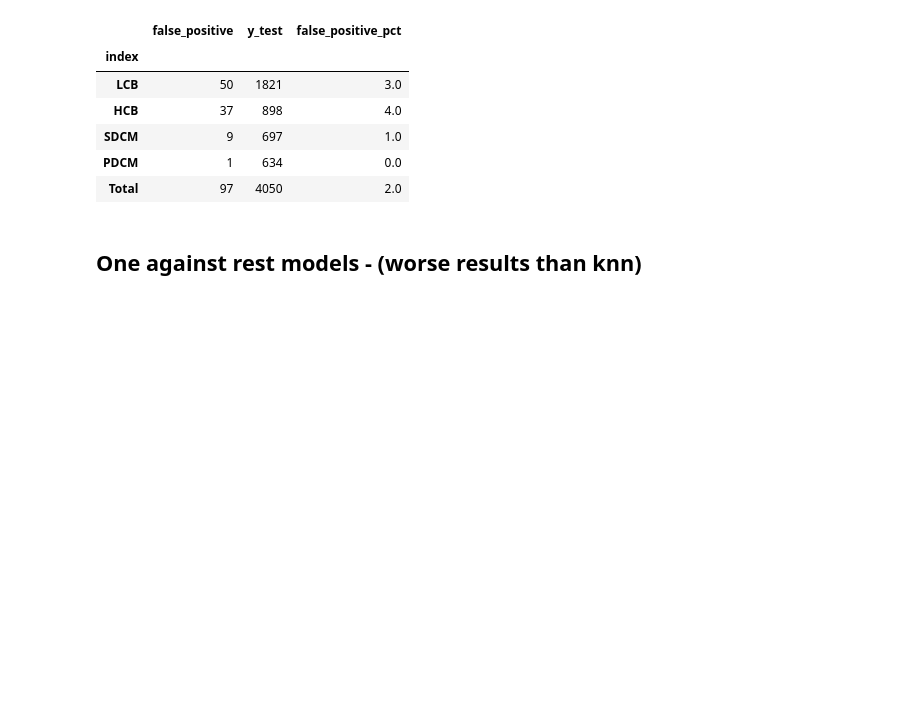
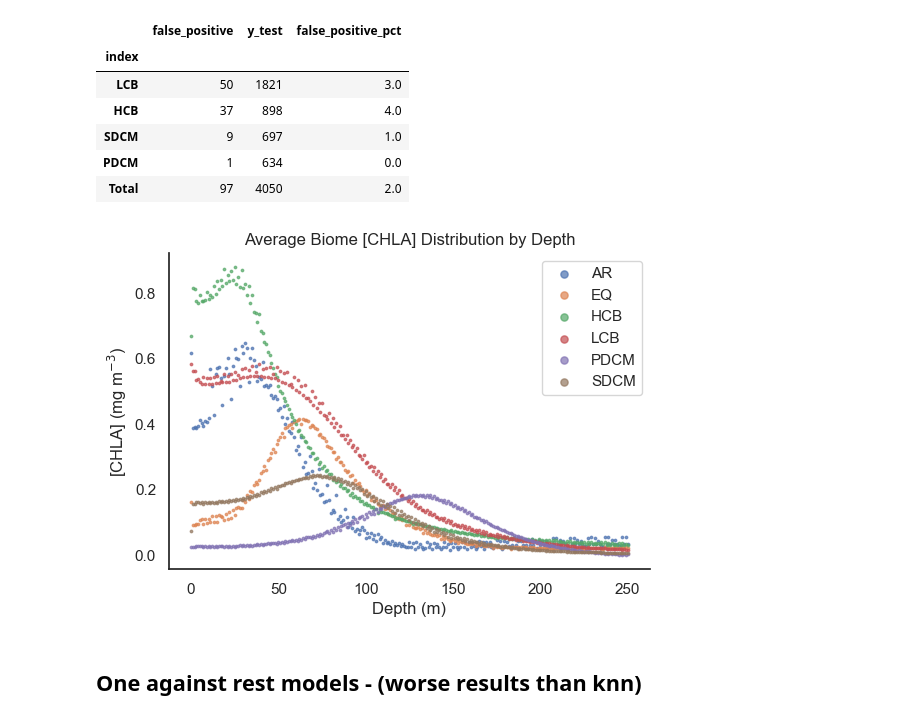
Before and after one commit to gnyirjesy/ocean-depth-characterization, a Jupyter notebook: preliminary_models/cluster_classification_gn.ipynb, the cells around one changed output. Saved outputs shown, nothing was run; the diff lists cells and outputs as text; code cells hidden in the pictures; blank space fills up the shorter version.

Commit message:
simplify model and update plots

```diff
--- a/preliminary_models/cluster_classification_gn.ipynb
+++ b/preliminary_models/cluster_classification_gn.ipynb
@@ -369,6 +355,20 @@ knn_summary
 | SDCM | 9 | 697 | 1.0 |
 | PDCM | 1 | 634 | 0.0 |
 | Total | 97 | 4050 | 2.0 |
+# %%
+test = chla_distribution.merge(cluster_assignments, on='float_cycle')
+test = test[['cluster','PRES','CHLA']].groupby(['cluster','PRES']).agg('mean').reset_index()
+_ = sns.set_theme(style='white')
+# _ = sns.lineplot(x='PRES',y='CHLA', hue='cluster',data=test)
+_ = sns.lmplot(x='PRES',y='CHLA', hue='cluster',data=test, fit_reg=False,height=4, aspect=5/3.5, scatter_kws={'alpha':0.7,'s':3}, legend=False)
+_ = plt.title('Average Biome [CHLA] Distribution by Depth')
+_ = plt.xlabel("Depth (m)")
+_ = plt.ylabel( "[CHLA] (mg m$^{-3}$)")
+_ = plt.legend(markerscale=3.)
+# _ = plt.gca().invert_yaxis()
+plt.savefig('../../figures/biome_chla_distribution.png',bbox_inches="tight", dpi=900)
+# %% [output]
+[figure, added]
 # %%
 #Predict on new data
 new_data = new_data.dropna(subset=['day_of_year_rad', 'latitude', 'longitude'])
```
Also changed, not shown: parts of 1 cell of this notebook.
